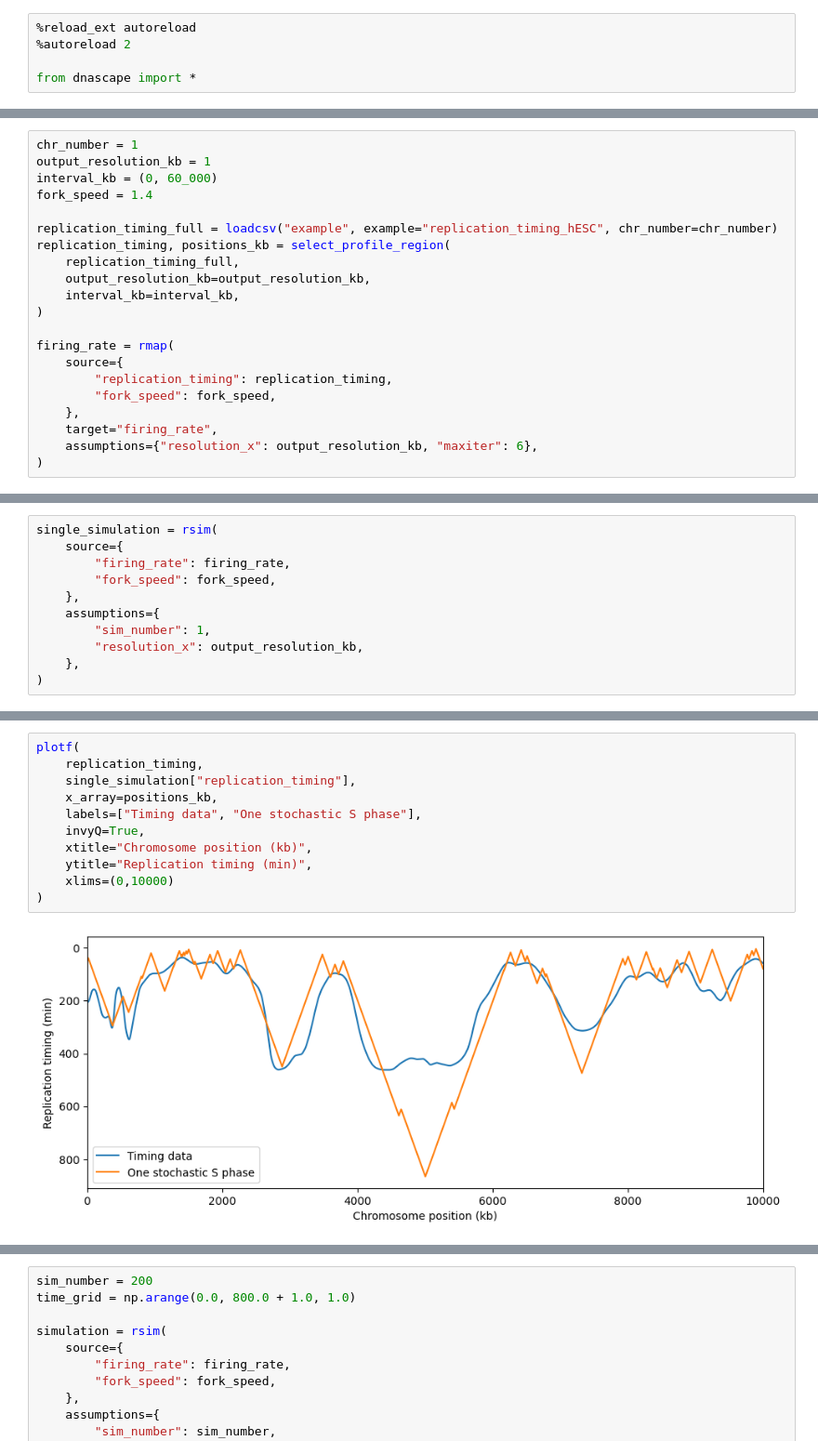
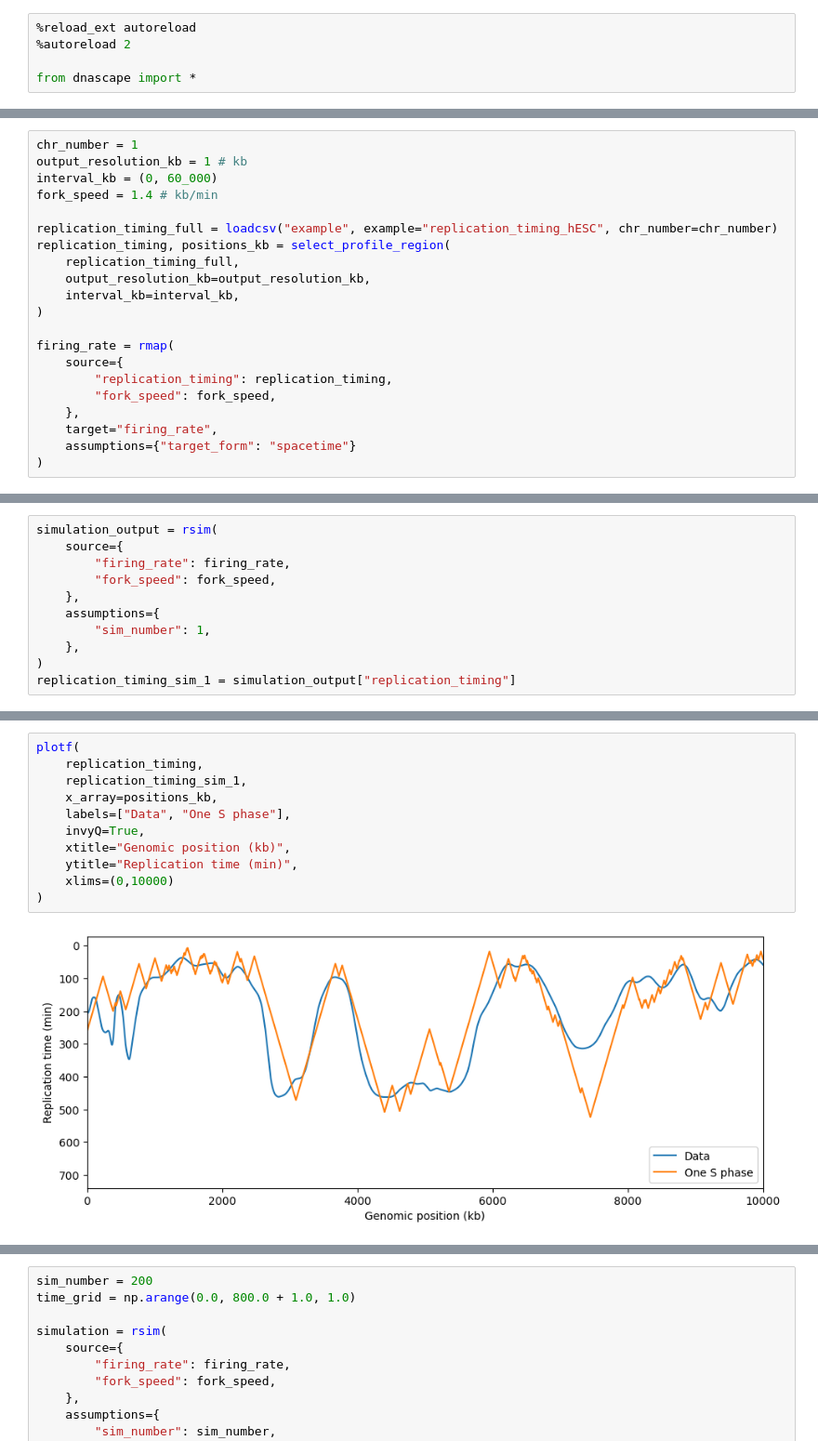
Before and after one commit to fberkemeier/DNAscape, a Jupyter notebook: examples/3-simulation.ipynb, the cells around one changed output, grey strips where cells are left out. Shown at 93% size. Drawn from its saved outputs; the diff is of its cells as text.

```diff
--- a/examples/3-simulation.ipynb
+++ b/examples/3-simulation.ipynb
@@ -51,8 +96,8 @@ This is the bridge from mapping to simulation: `2-mapping.ipynb` explains how th
 # %%
 chr_number = 1
-output_resolution_kb = 1
+output_resolution_kb = 1 # kb
 interval_kb = (0, 60_000)
-fork_speed = 1.4
+fork_speed = 1.4 # kb/min
 
 replication_timing_full = loadcsv("example", example="replication_timing_hESC", chr_number=chr_number)
 replication_timing, positions_kb = select_profile_region(
@@ -67,6 +112,6 @@ firing_rate = rmap(
         "fork_speed": fork_speed,
     },
     target="firing_rate",
-    assumptions={"resolution_x": output_resolution_kb, "maxiter": 6},
+    assumptions={"target_form": "spacetime"}
 )
 # %% [output]
@@ -80,12 +125,12 @@ Before using the simulator as a feature generator, it helps to see the simplest
 # %%
-single_simulation = rsim(
+simulation_output = rsim(
     source={
         "firing_rate": firing_rate,
         "fork_speed": fork_speed,
     },
     assumptions={
         "sim_number": 1,
-        "resolution_x": output_resolution_kb,
     },
 )
+replication_timing_sim_1 = simulation_output["replication_timing"]
 # %% [output]
@@ -97,13 +142,13 @@ The first output is `single_simulation["replication_timing"]`: the replication t
 # %%
 plotf(
     replication_timing,
-    single_simulation["replication_timing"],
+    replication_timing_sim_1,
     x_array=positions_kb,
-    labels=["Timing data", "One stochastic S phase"],
+    labels=["Data", "One S phase"],
     invyQ=True,
-    xtitle="Chromosome position (kb)",
-    ytitle="Replication timing (min)",
+    xtitle="Genomic position (kb)",
+    ytitle="Replication time (min)",
     xlims=(0,10000)
 )
 # %% [output]
-[figure, old version]
+[figure, new version]
```
Also changed, not shown: parts of 42 cells of this notebook, 9 other files.
